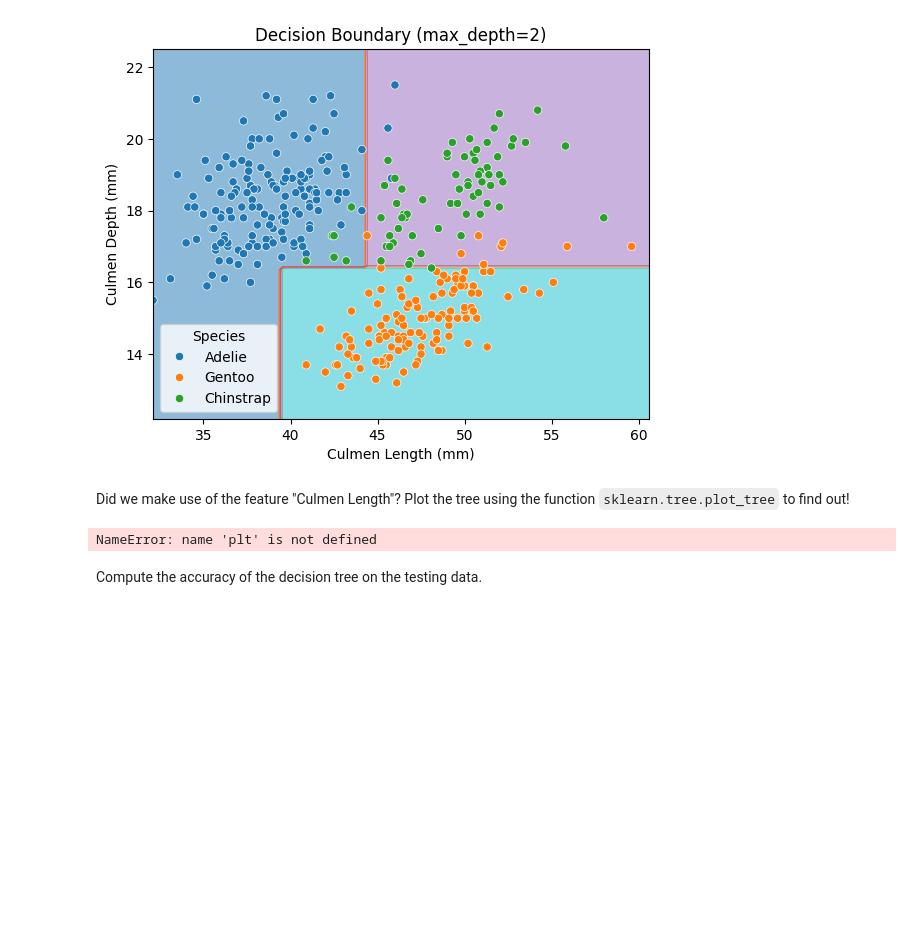
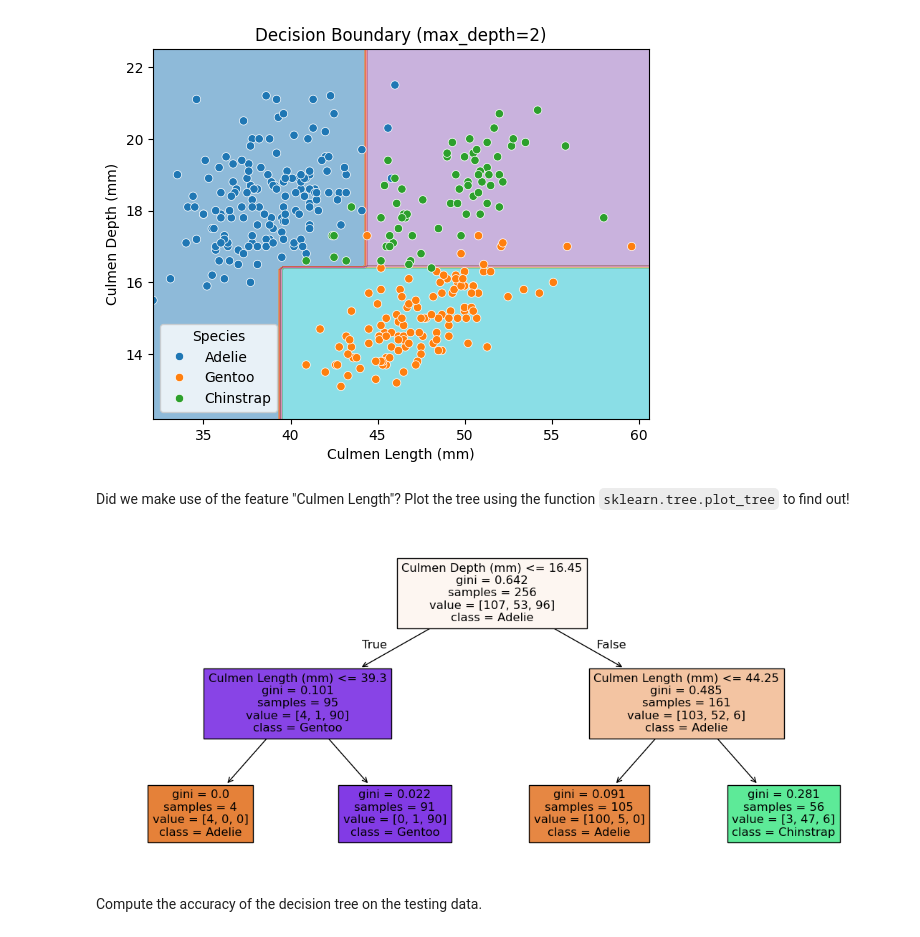
Before and after one commit to zeyad70/week3, a Jupyter notebook: week-3/trees_ex_01.ipynb, the cells around one changed output. Cells and saved outputs as stored; diff of their text form; code cells hidden in the pictures; blank space fills up the shorter version.

```diff
--- a/week-3/trees_ex_01.ipynb
+++ b/week-3/trees_ex_01.ipynb
@@ -80,19 +80,41 @@ plt.show()
 # %% [markdown]
 Did we make use of the feature "Culmen Length"? Plot the tree using the
 function `sklearn.tree.plot_tree` to find out!
-# %%
-from sklearn.tree import plot_tree
-
-plt.figure(figsize=(14, 6))
-plot_tree(
-    tree_clf,
-    feature_names=culmen_columns,
-    class_names=tree_clf.classes_,
-    filled=True
-)
-plt.show()
-# %% [output]
-NameError: name 'plt' is not defined
+# %%
+import pandas as pd
+import matplotlib.pyplot as plt
+from sklearn.model_selection import train_test_split
+from sklearn.tree import DecisionTreeClassifier, plot_tree
+
+# تحميل البيانات
+penguins = pd.read_csv("./datasets/penguins_classification.csv")
+
+culmen_columns = ["Culmen Length (mm)", "Culmen Depth (mm)"]
+target_column = "Species"
+
+data = penguins[culmen_columns]
+target = penguins[target_column]
+
+# تقسيم البيانات
+data_train, data_test, target_train, target_test = train_test_split(
+    data, target, random_state=0
+)
+
+# إنشاء وتدريب نموذج شجرة القرار
+tree_clf = DecisionTreeClassifier(max_depth=2, random_state=0)
+tree_clf.fit(data_train, target_train)
+
+# رسم الشجرة
+plt.figure(figsize=(14, 6))
+plot_tree(
+    tree_clf,
+    feature_names=culmen_columns,
+    class_names=tree_clf.classes_,
+    filled=True
+)
+plt.show()
+# %% [output]
+[figure, added]
 # %% [markdown]
 Compute the accuracy of the decision tree on the testing data.
 # %%
```
